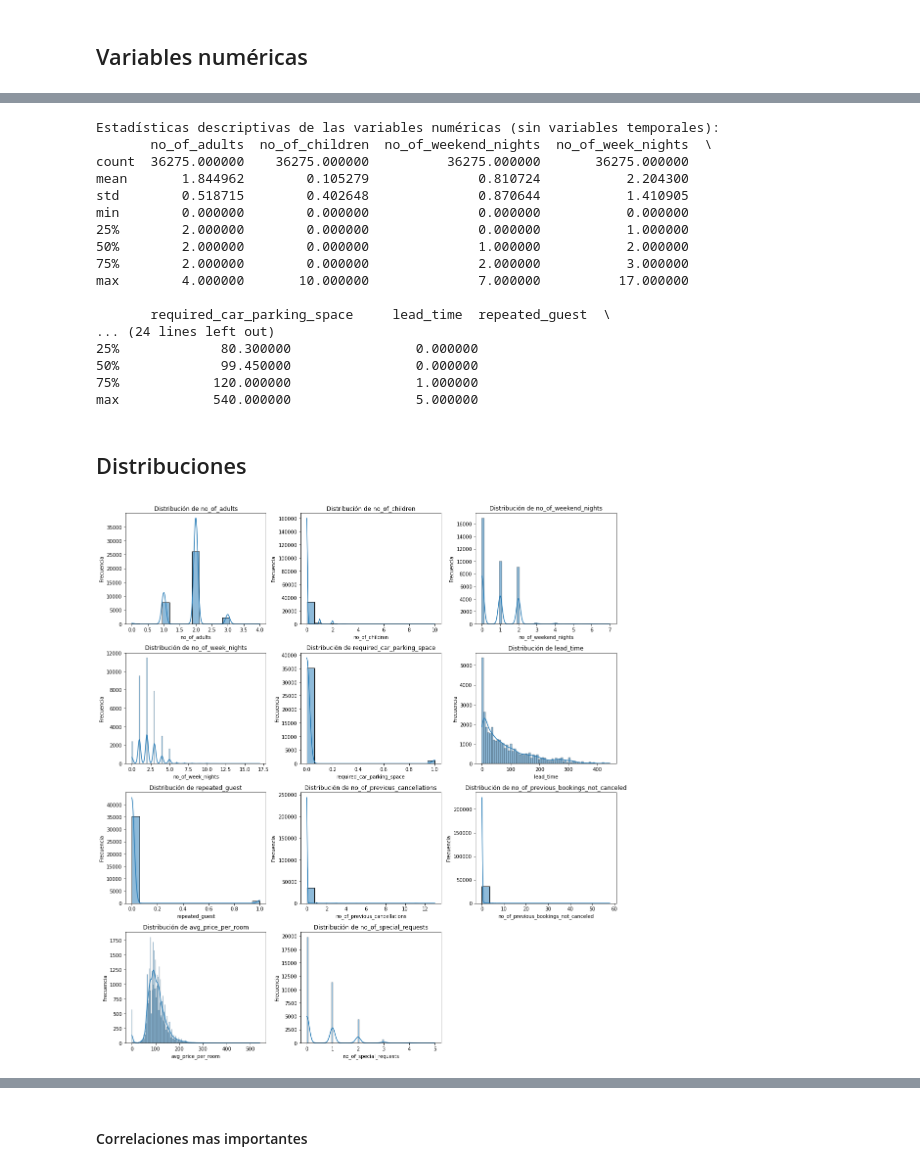
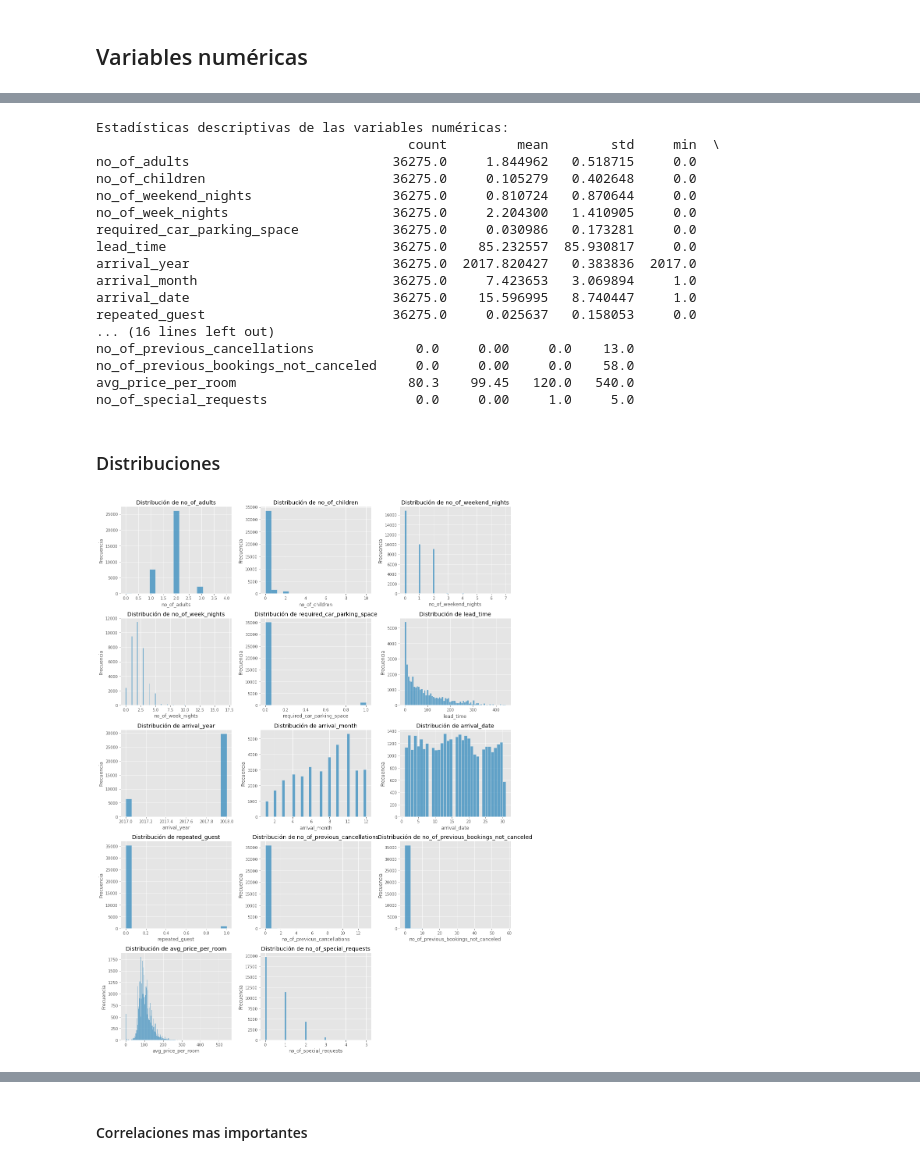
Before and after one commit to YacoCappelletti/analisis_reservas_hotel_dev, a Jupyter notebook: analisis_reservas_hotel_2.ipynb, the cells around one changed output, grey strips where cells are left out. Drawn from its saved outputs; the diff is of its cells as text; code cells hidden in the pictures.

```diff
--- a/analisis_reservas_hotel_2.ipynb
+++ b/analisis_reservas_hotel_2.ipynb
@@ -72,43 +73,43 @@ if 'Booking_ID' in numerical_cols:
     numerical_cols.remove('Booking_ID')
 
 print("\nEstadísticas descriptivas de las variables numéricas:")
-print(df[numerical_cols].describe())
+print(df[numerical_cols].describe().T)
 # %% [output]
-Estadísticas descriptivas de las variables numéricas (sin variables temporales):
-       no_of_adults  no_of_children  no_of_weekend_nights  no_of_week_nights  \
-count  36275.000000    36275.000000          36275.000000       36275.000000
-mean       1.844962        0.105279              0.810724           2.204300
-std        0.518715        0.402648              0.870644           1.410905
-min        0.000000        0.000000              0.000000           0.000000
-25%        2.000000        0.000000              0.000000           1.000000
-50%        2.000000        0.000000              1.000000           2.000000
-75%        2.000000        0.000000              2.000000           3.000000
-max        4.000000       10.000000              7.000000          17.000000
-
-       required_car_parking_space     lead_time  repeated_guest  \
-... (24 lines left out)
-25%             80.300000                0.000000
-50%             99.450000                0.000000
-75%            120.000000                1.000000
-max            540.000000                5.000000
+Estadísticas descriptivas de las variables numéricas:
+                                        count         mean        std     min  \
+no_of_adults                          36275.0     1.844962   0.518715     0.0
+no_of_children                        36275.0     0.105279   0.402648     0.0
+no_of_weekend_nights                  36275.0     0.810724   0.870644     0.0
+no_of_week_nights                     36275.0     2.204300   1.410905     0.0
+required_car_parking_space            36275.0     0.030986   0.173281     0.0
+lead_time                             36275.0    85.232557  85.930817     0.0
+arrival_year                          36275.0  2017.820427   0.383836  2017.0
+arrival_month                         36275.0     7.423653   3.069894     1.0
+arrival_date                          36275.0    15.596995   8.740447     1.0
+repeated_guest                        36275.0     0.025637   0.158053     0.0
+... (16 lines left out)
+no_of_previous_cancellations             0.0     0.00     0.0    13.0
+no_of_previous_bookings_not_canceled     0.0     0.00     0.0    58.0
+avg_price_per_room                      80.3    99.45   120.0   540.0
+no_of_special_requests                   0.0     0.00     1.0     5.0
 # %% [markdown]
-## Distribuciones
+### Distribuciones
 # %%
 # Visualizar distribuciones de variables numéricas
 import math
 
 num_vars = len(numerical_cols)
 n_cols = 3
 n_rows = math.ceil(num_vars / n_cols)
 
 plt.figure(figsize=(5 * n_cols, 4 * n_rows))
 for i, col in enumerate(numerical_cols):
     plt.subplot(n_rows, n_cols, i + 1)
-    sns.histplot(df[col], kde=True)
+    sns.histplot(df[col], kde=False)
     plt.title(f'Distribución de {col}')
     plt.xlabel(col)
     plt.ylabel('Frecuencia')
 plt.tight_layout()
 plt.show()
 # %% [output]
-[figure, old version]
+[figure, new version]
```
Also changed, not shown: parts of 29 cells of this notebook.
